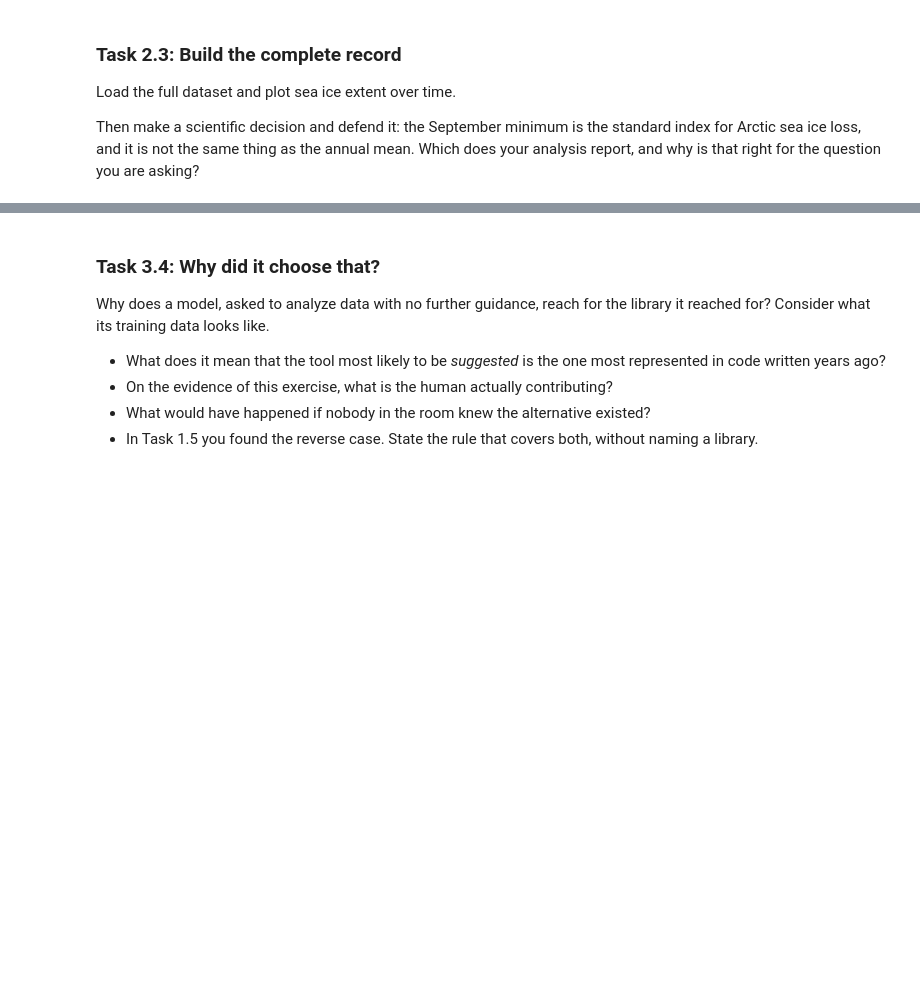
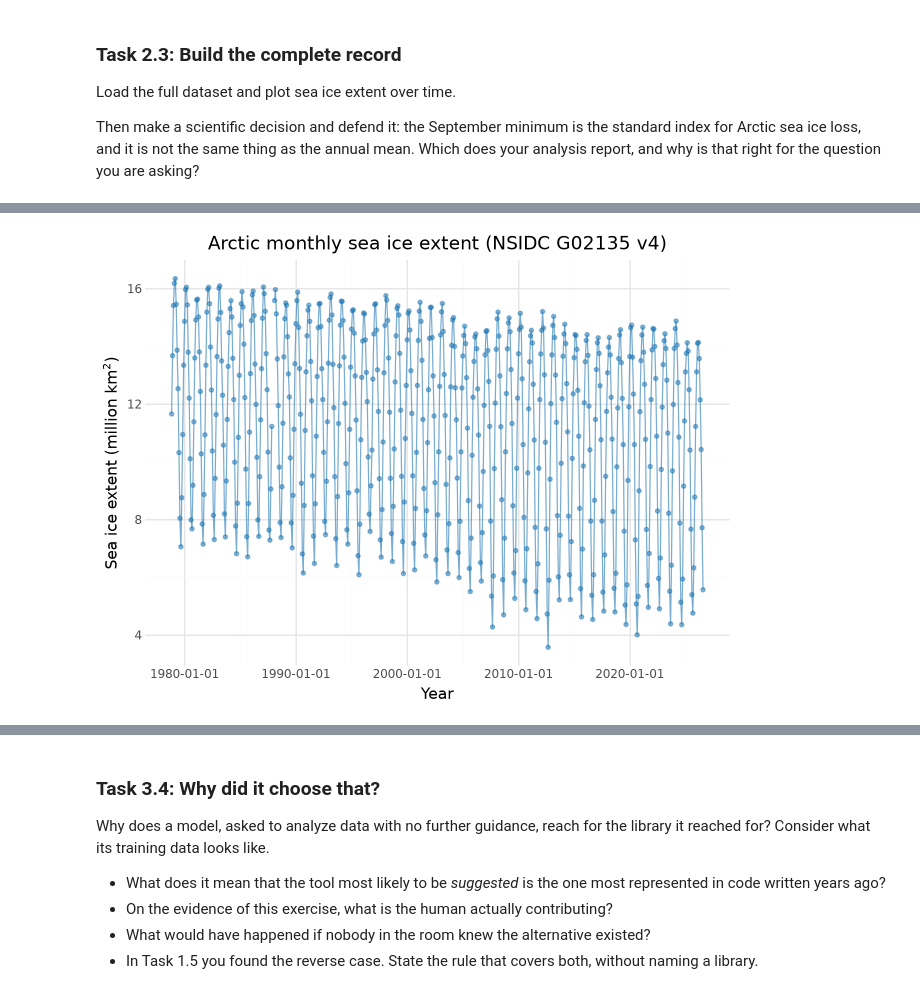
Before and after one commit to jiyuaa/climate-change, a Jupyter notebook: climate.ipynb, the cells around one changed output, grey strips where cells are left out. Cells and saved outputs as stored; diff of their text form; code cells hidden in the pictures; blank space fills up the shorter version.

```diff
--- a/climate.ipynb
+++ b/climate.ipynb
@@ -254,3 +358,35 @@ Load the full dataset and plot sea ice extent over time.
 Then make a scientific decision and defend it: the September minimum is the standard index for
 Arctic sea ice loss, and it is not the same thing as the annual mean. Which does your analysis
 report, and why is that right for the question you are asking?
+# %%
+import numpy as np
+import pandas as pd
+
+BASE = "https://noaadata.apps.nsidc.org/NOAA/G02135/north/monthly/data/"
+urls = [f"{BASE}N_{m:02d}_extent_v4.0.csv" for m in range(1, 13)]
+
+frames = []
+for m, url in enumerate(urls, start=1):
+    d = pd.read_csv(url, skipinitialspace=True)      # handles " mo, source_dataset, extent,   area"
+    d.columns = [c.strip() for c in d.columns]       # header itself is ragged
+    d["file_month"] = m                              # provenance check
+    frames.append(d)
+
+df = pd.concat(frames, ignore_index=True)
+print("columns:", df.columns.tolist())
+print("rows   :", len(df))
+
+# --- sentinel check BEFORE masking (NSIDC uses -9999 for missing) ---
+for col in ["extent", "area"]:
+    print(f"{col}: {(df[col] == -9999).sum()} sentinel rows")
+df.loc[df["extent"] == -9999, "extent"] = np.nan
+df.loc[df["area"]   == -9999, "area"]   = np.nan
+
+# --- tidy time index ---
+df["date"] = pd.to_datetime(dict(year=df["year"], month=df["mo"], day=1))
+df = df.sort_values(["year", "mo"]).reset_index(drop=True)
+
+print("range:", df["date"].min().date(), "->", df["date"].max().date())
+print("years:", df["year"].nunique(), "| missing months:", df.isna().sum().to_dict())
+# cross-check: record September minimum
+print(df[(df["mo"] == 9) & (df["year"] == 2012)][["year", "mo", "extent"]].to_string(index=False))
@@ -256,0 +402,13 @@ report, and why is that right for the question you are asking?
+# %%
+from plotnine import *
+
+(
+    ggplot(df, aes(x="date", y="extent"))
+    + geom_line(color="#1f77b4", alpha=0.6)
+    + geom_point(size=1.2, color="#1f77b4", alpha=0.5)
+    + labs(title="Arctic monthly sea ice extent (NSIDC G02135 v4)",
+           x="Year", y="Sea ice extent (million km$^2$)")
+    + theme_minimal()
+)
+# %% [output]
+[figure, added]
```
Also changed, not shown: parts of 46 cells of this notebook.
